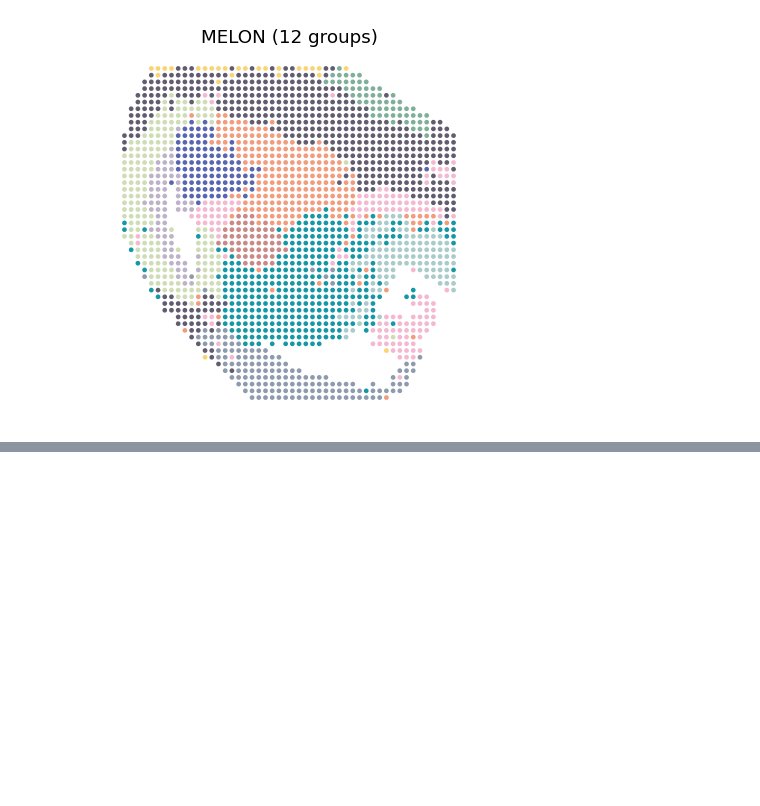
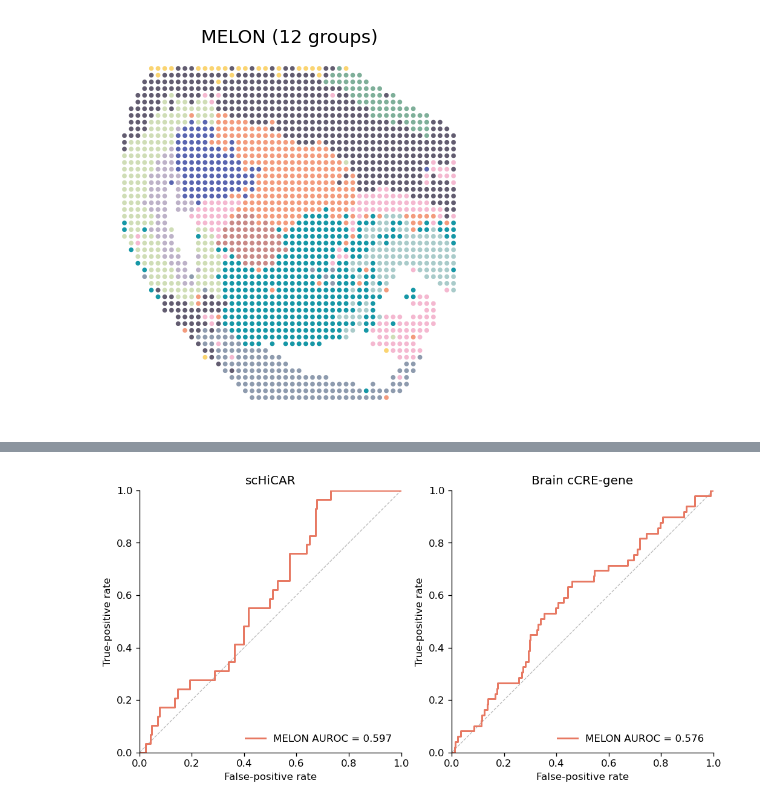
Before and after one commit to txbrook/MELON, a Jupyter notebook: Reproduce/mouse_e15_brain/analysis.ipynb, the cells around one changed output, grey strips where cells are left out. Saved outputs shown, nothing was run; the diff lists cells and outputs as text; code cells hidden in the pictures; blank space fills up the shorter version.

```diff
--- a/Reproduce/mouse_e15_brain/analysis.ipynb
+++ b/Reproduce/mouse_e15_brain/analysis.ipynb
@@ -116,0 +253,38 @@ show(spatial_panels(plot_data, ["MELON"], ncols=1))
+# %%
+# External reference validation
+from sklearn.metrics import roc_auc_score, roc_curve
+
+h = read_indexed(OUTPUT / "spot_factor_usage.csv")
+wr = read_indexed(OUTPUT / "rna_factor_loadings.csv")
+wa = read_indexed(OUTPUT / "atac_factor_loadings.csv")
+gene_weights = pd.Series(specificity_weights((decoder_rna > 0.1).mean(0), specificity_power), index=decoder_rna.columns)
+peak_weights = pd.Series(specificity_weights(decoder_atac.mean(0), specificity_power), index=decoder_atac.columns)
+weighted_rna = wr.to_numpy(np.float32) * gene_weights.loc[wr.index].to_numpy()[:, None]
+weighted_atac = wa.to_numpy(np.float32) * peak_weights.loc[wa.index].to_numpy()[:, None]
+rna_profiles, _ = row_profile_matrix(wr.to_numpy(np.float32))
+atac_profiles, _ = row_profile_matrix(wa.to_numpy(np.float32))
+score_matrices = {"scHiCAR": weighted_rna @ weighted_atac.T, "Brain2023": rna_profiles @ atac_profiles.T}
+metrics = []
+for reference, scores in score_matrices.items():
+    pairs = pd.read_csv(DATA / f"01_source_data/external_references/{reference}_pairs.csv")
+    gene_index = wr.index.get_indexer(pairs.gene)
+    peak_index = wa.index.get_indexer(pairs.peak)
+    assert (gene_index >= 0).all() and (peak_index >= 0).all()
+    pairs["MELON_score"] = scores[gene_index, peak_index]
+    y = pairs.reference_supported.astype(bool)
+    fpr, tpr, thresholds = roc_curve(y, pairs.MELON_score)
+    auc = roc_auc_score(y, pairs.MELON_score)
+    metrics.append({"reference": reference, "AUROC": auc, "pairs": len(pairs), "supported": int(y.sum())})
+    pairs.to_csv(OUTPUT / f"{reference}_scores.csv", index=False)
+    pd.DataFrame({"FPR": fpr, "TPR": tpr, "threshold": thresholds}).to_csv(
+        OUTPUT / f"{reference}_roc.csv", index=False,
+    )
+pd.DataFrame(metrics).to_csv(OUTPUT / "reference_metrics.csv", index=False)
+# %%
+# MELON ROC curves
+metrics = pd.read_csv(OUTPUT / "reference_metrics.csv").set_index("reference")
+curves = {reference: (pd.read_csv(OUTPUT / f"{reference}_roc.csv"), metrics.loc[reference, "AUROC"])
+          for reference in ["scHiCAR", "Brain2023"]}
+show(regulatory_roc_panels(curves))
+# %% [output]
+[figure, added]
```
Also changed, not shown: parts of 12 cells of this notebook, 3 other files.
